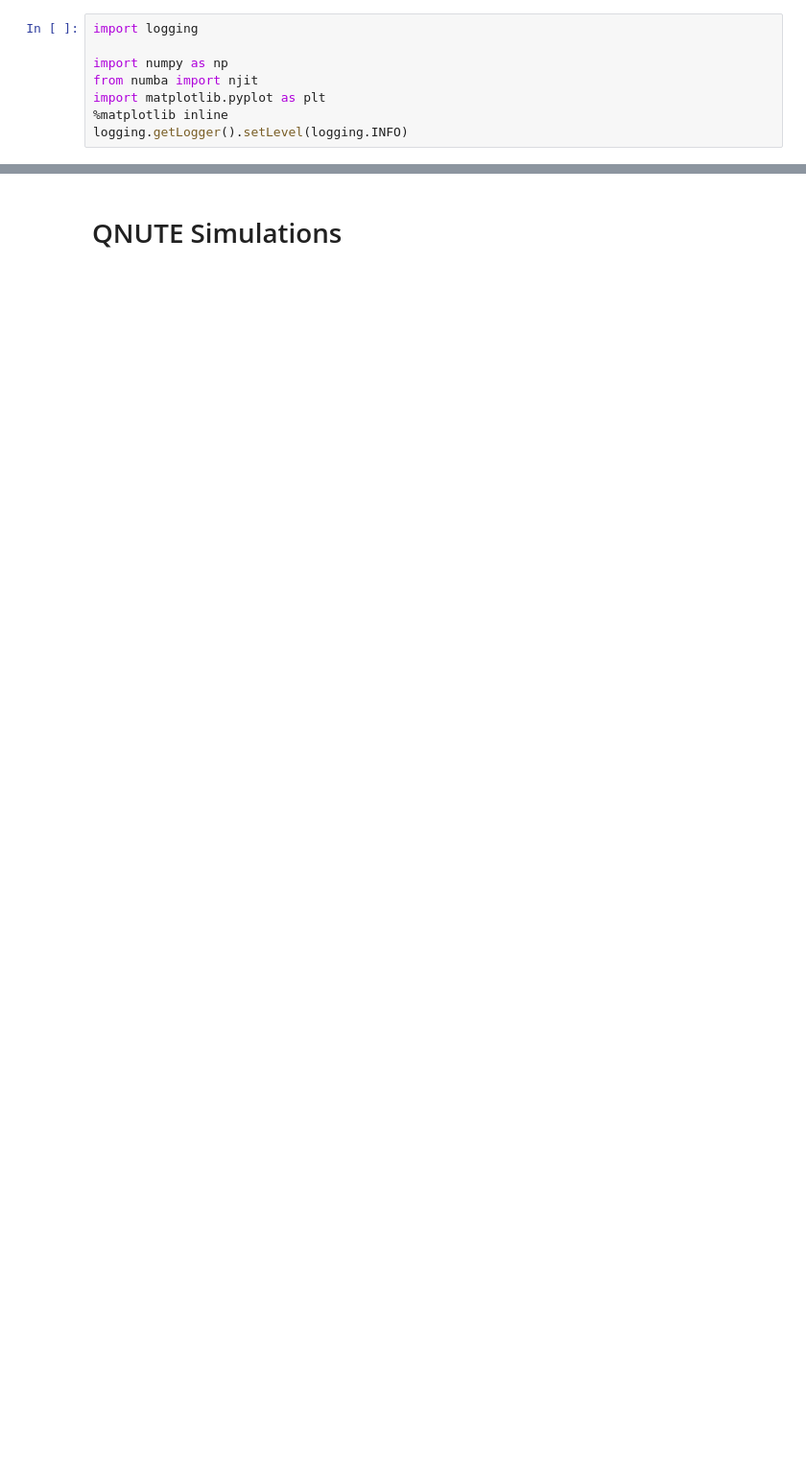
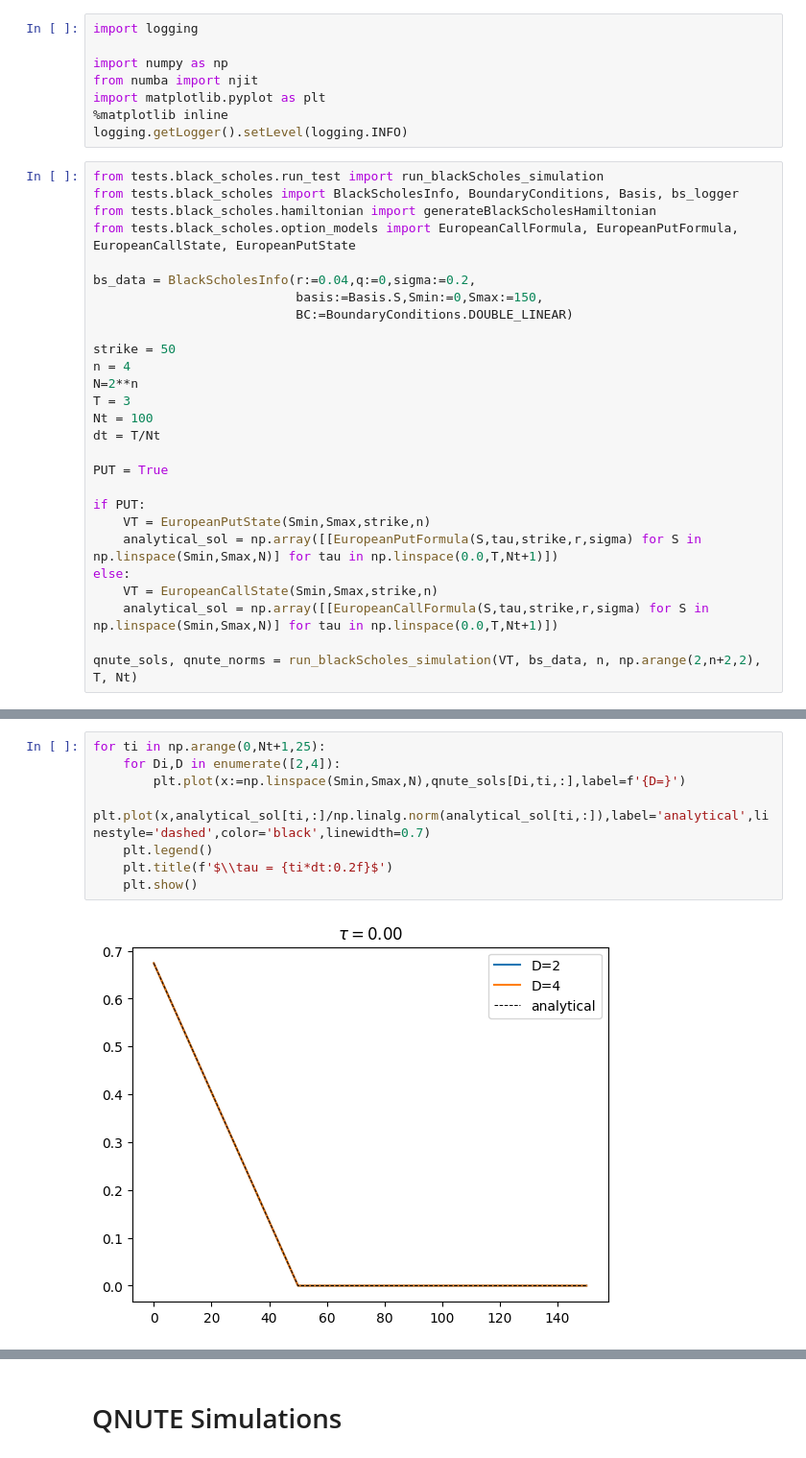
Before and after one commit to KnightShuffler/Quantum-Non-Unitary-Time-Evolution-Public-, a Jupyter notebook: sandbox.ipynb, the cells around one changed output, grey strips where cells are left out. Shown at 96% size. Drawn from its saved outputs; the diff is of its cells as text; blank space fills up the shorter version.

```diff
--- a/sandbox.ipynb
+++ b/sandbox.ipynb
@@ -6,3 +6,30 @@ from numba import njit
 import matplotlib.pyplot as plt
 %matplotlib inline
 logging.getLogger().setLevel(logging.INFO)
+# %%
+from tests.black_scholes.run_test import run_blackScholes_simulation
+from tests.black_scholes import BlackScholesInfo, BoundaryConditions, Basis, bs_logger
+from tests.black_scholes.hamiltonian import generateBlackScholesHamiltonian
+from tests.black_scholes.option_models import EuropeanCallFormula, EuropeanPutFormula, EuropeanCallState, EuropeanPutState
+
+bs_data = BlackScholesInfo(r:=0.04,q:=0,sigma:=0.2,
+                           basis:=Basis.S,Smin:=0,Smax:=150,
+                           BC:=BoundaryConditions.DOUBLE_LINEAR)
+
+strike = 50
+n = 4
+N=2**n
+T = 3
+Nt = 100
+dt = T/Nt
+
+PUT = True
+
+if PUT:
+    VT = EuropeanPutState(Smin,Smax,strike,n)
+    analytical_sol = np.array([[EuropeanPutFormula(S,tau,strike,r,sigma) for S in np.linspace(Smin,Smax,N)] for tau in np.linspace(0.0,T,Nt+1)])
+else:
+    VT = EuropeanCallState(Smin,Smax,strike,n)
+    analytical_sol = np.array([[EuropeanCallFormula(S,tau,strike,r,sigma) for S in np.linspace(Smin,Smax,N)] for tau in np.linspace(0.0,T,Nt+1)])
+
+qnute_sols, qnute_norms = run_blackScholes_simulation(VT, bs_data, n, np.arange(2,n+2,2), T, Nt)
@@ -8,0 +49,10 @@ logging.getLogger().setLevel(logging.INFO)
+# %%
+for ti in np.arange(0,Nt+1,25):
+    for Di,D in enumerate([2,4]):
+        plt.plot(x:=np.linspace(Smin,Smax,N),qnute_sols[Di,ti,:],label=f'{D=}')
+    plt.plot(x,analytical_sol[ti,:]/np.linalg.norm(analytical_sol[ti,:]),label='analytical',linestyle='dashed',color='black',linewidth=0.7)
+    plt.legend()
+    plt.title(f'$\\tau = {ti*dt:0.2f}$')
+    plt.show()
+# %% [output]
+[figure, added]
```
Also changed, not shown: parts of 22 cells of this notebook.
